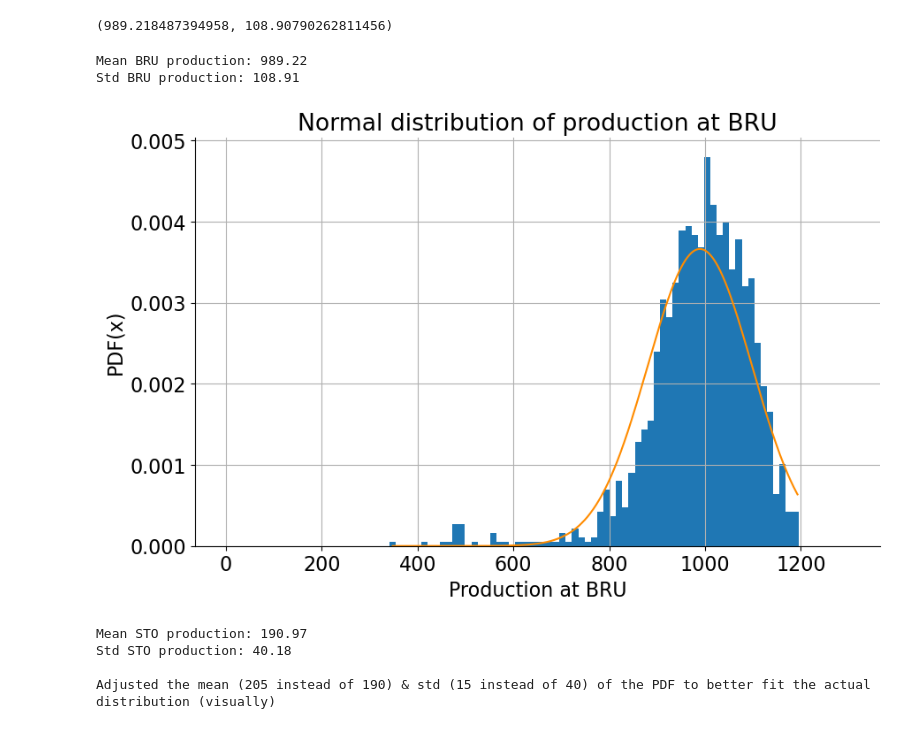
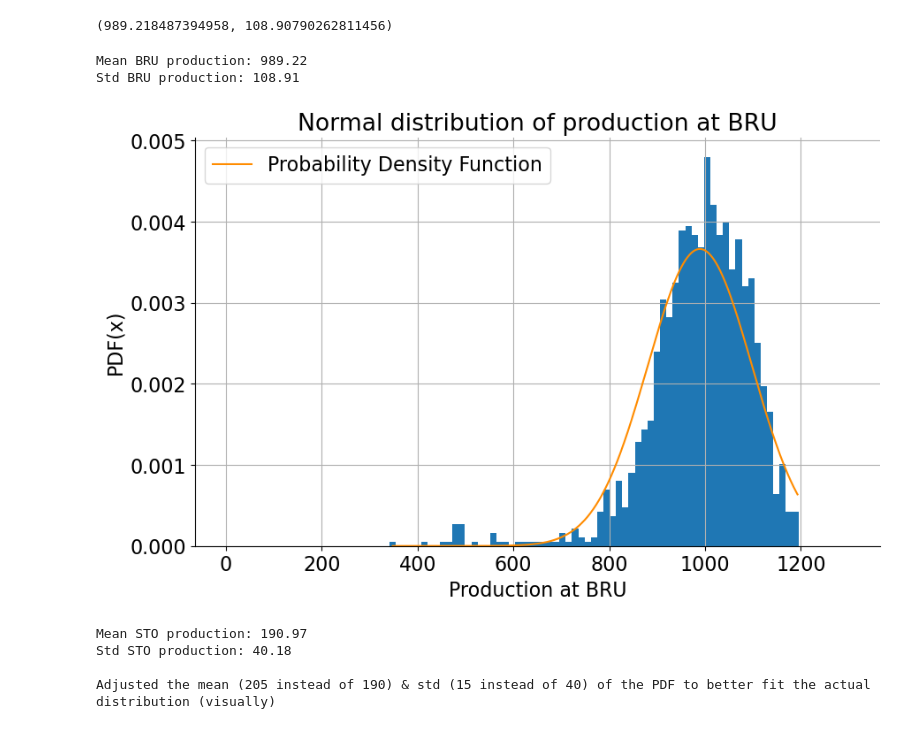
Before and after one commit to PhilippeGiorgino/project_evaluatie_statistiek, a Jupyter notebook: notebooks/model_production_process_philippegiorgino.ipynb, the cells around one changed output. Saved outputs shown, nothing was run; the diff lists cells and outputs as text; code cells hidden in the pictures.

```diff
--- a/notebooks/model_production_process_philippegiorgino.ipynb
+++ b/notebooks/model_production_process_philippegiorgino.ipynb
@@ -222,32 +222,33 @@ stats.norm.fit(daily_prod_bru['production'])
 # %%
 # Define BRU production distribution and calculate PDF
 
 # Plot BRU production values in histogram
 daily_prod_bru['production'].hist(bins=np.linspace(0, 1300, 100), density = True)
 
 # Define PDF parameters
 mean, std_dev = stats.norm.fit(daily_prod_bru['production'])
 
 print('Mean BRU production:', round(mean, 2))
 print('Std BRU production:', round(std_dev, 2))
 
 # Generate values that fit my data
 x_values = np.linspace(np.min(daily_prod_bru['production']), np.max(daily_prod_bru['production']), 1000)
 
 # Calculate PDF
 pdf_values = stats.norm.pdf(x_values, loc=mean, scale=std_dev)
 
 # Plot the PDF
-plt.plot(x_values, pdf_values, color='darkorange')
+plt.plot(x_values, pdf_values, color='darkorange', label='Probability Density Function')
 plt.title('Normal distribution of production at BRU')
 plt.xlabel('Production at BRU')
 plt.ylabel('PDF(x)')
 plt.grid(True)
+plt.legend()
 plt.show()
 # %% [output]
 Mean BRU production: 989.22
 Std BRU production: 108.91
-[figure, old version]
+[figure, new version]
 # %%
 # Calculate PDF of distribution at STO
 
```
Also changed, not shown: parts of 1 cell of this notebook, 2 other files.
